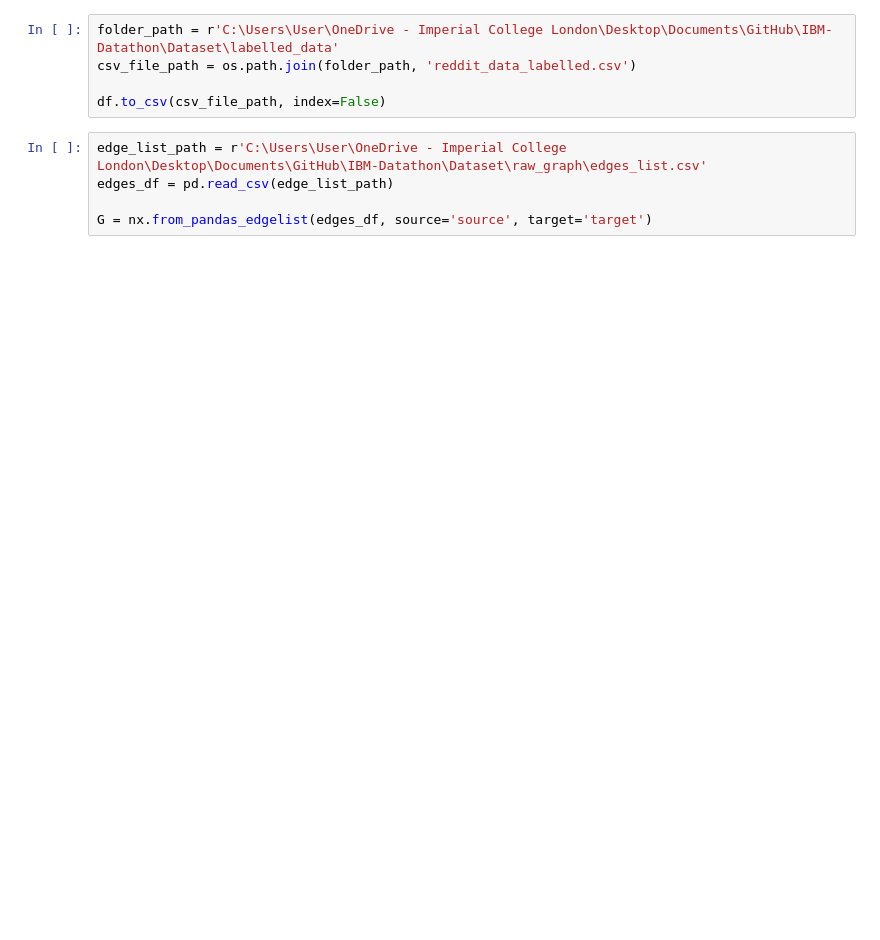
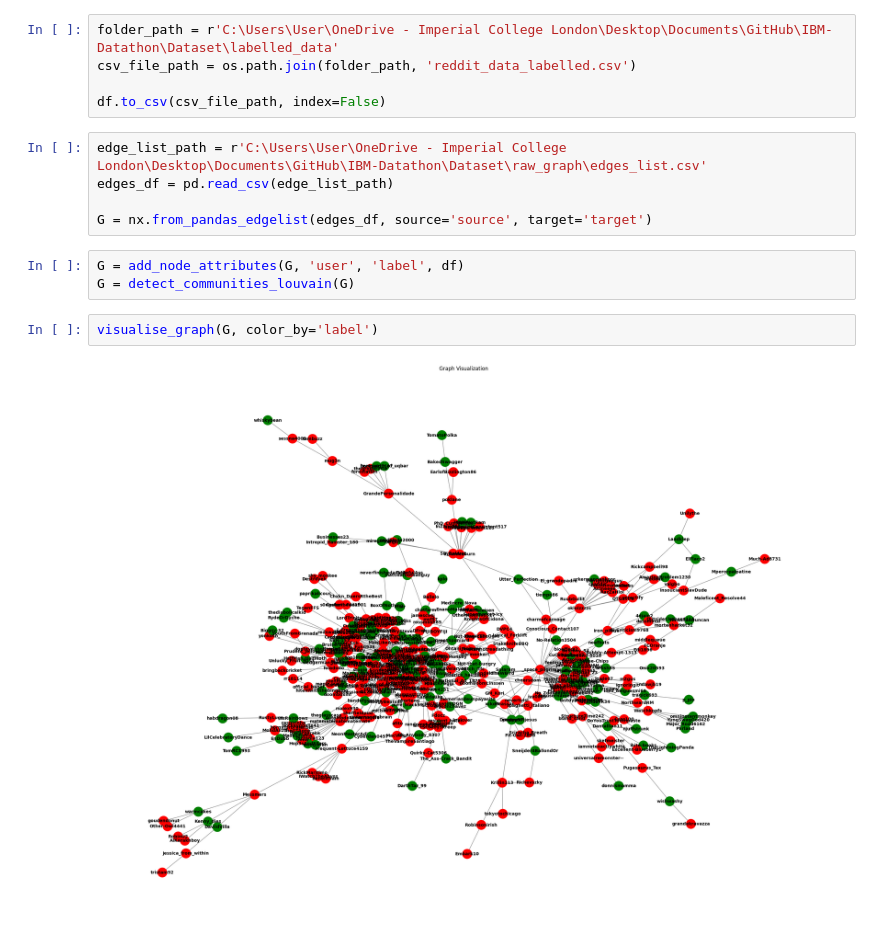
Before and after one commit to shikivaahan/IBM-Z-Datathon-Ising-Model, a Jupyter notebook: Notebooks/02_feature_engineering.ipynb, the cells around one changed output. Cells and saved outputs as stored; diff of their text form; blank space fills up the shorter version.

Commit message:
finished labelling

```diff
--- a/Notebooks/02_feature_engineering.ipynb
+++ b/Notebooks/02_feature_engineering.ipynb
@@ -47,3 +61,10 @@ edge_list_path = r'C:\Users\User\OneDrive - Imperial College London\Desktop\Docu
 edges_df = pd.read_csv(edge_list_path)
 
 G = nx.from_pandas_edgelist(edges_df, source='source', target='target')
+# %%
+G = add_node_attributes(G, 'user', 'label', df)
+G = detect_communities_louvain(G)
+# %%
+visualise_graph(G, color_by='label')
+# %% [output]
+[figure, added]
```
Also changed, not shown: parts of 6 cells of this notebook, 5 other files.
